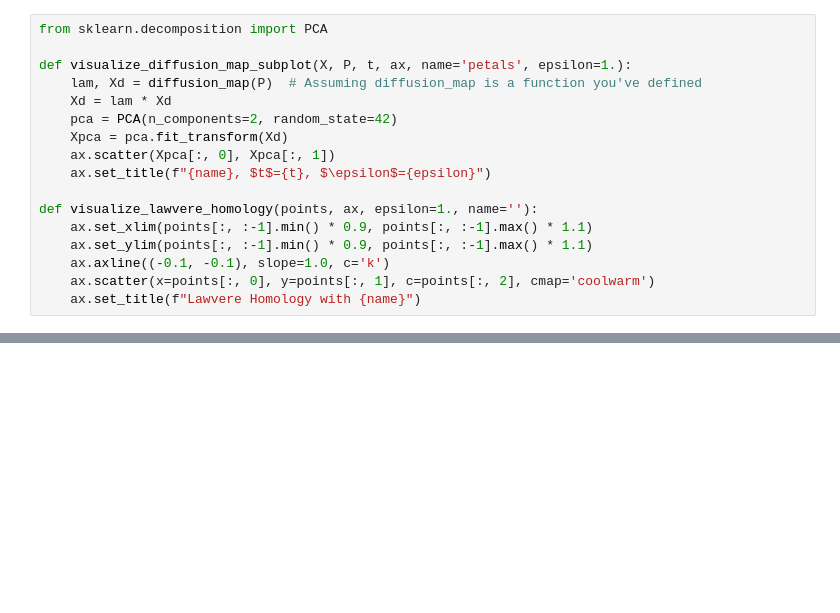
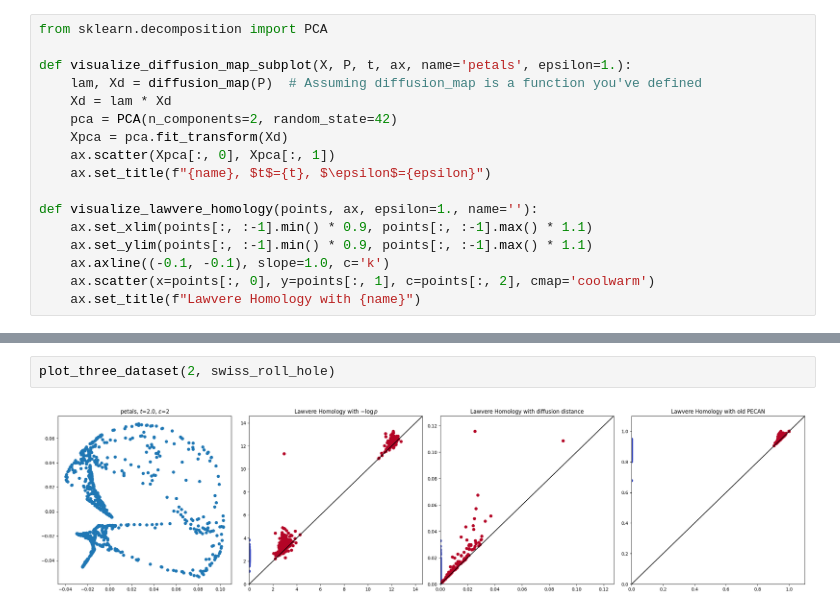
Before and after one commit to KrishnaswamyLab/PECAN, a Jupyter notebook: experiment_lawvere/lawvere_homology.ipynb, the cells around one changed output, grey strips where cells are left out. Saved outputs shown, nothing was run; the diff lists cells and outputs as text; blank space fills up the shorter version.

```diff
--- a/experiment_lawvere/lawvere_homology.ipynb
+++ b/experiment_lawvere/lawvere_homology.ipynb
@@ -253,0 +259,4 @@ plot_both(1.)
+# %%
+plot_three_dataset(2, swiss_roll_hole)
+# %% [output]
+[figure, added]
```
Also changed, not shown: parts of 18 cells of this notebook, 6 other files.
